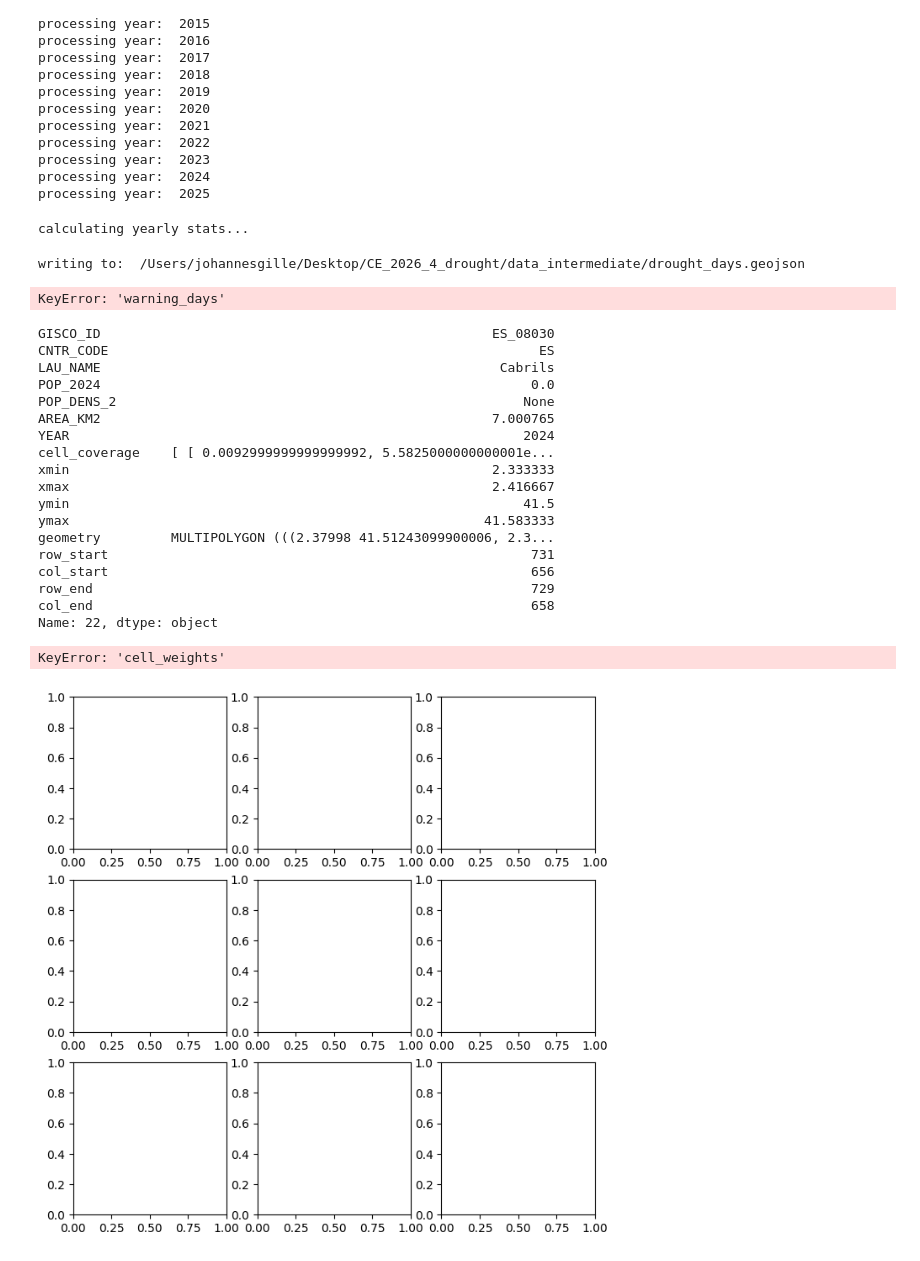
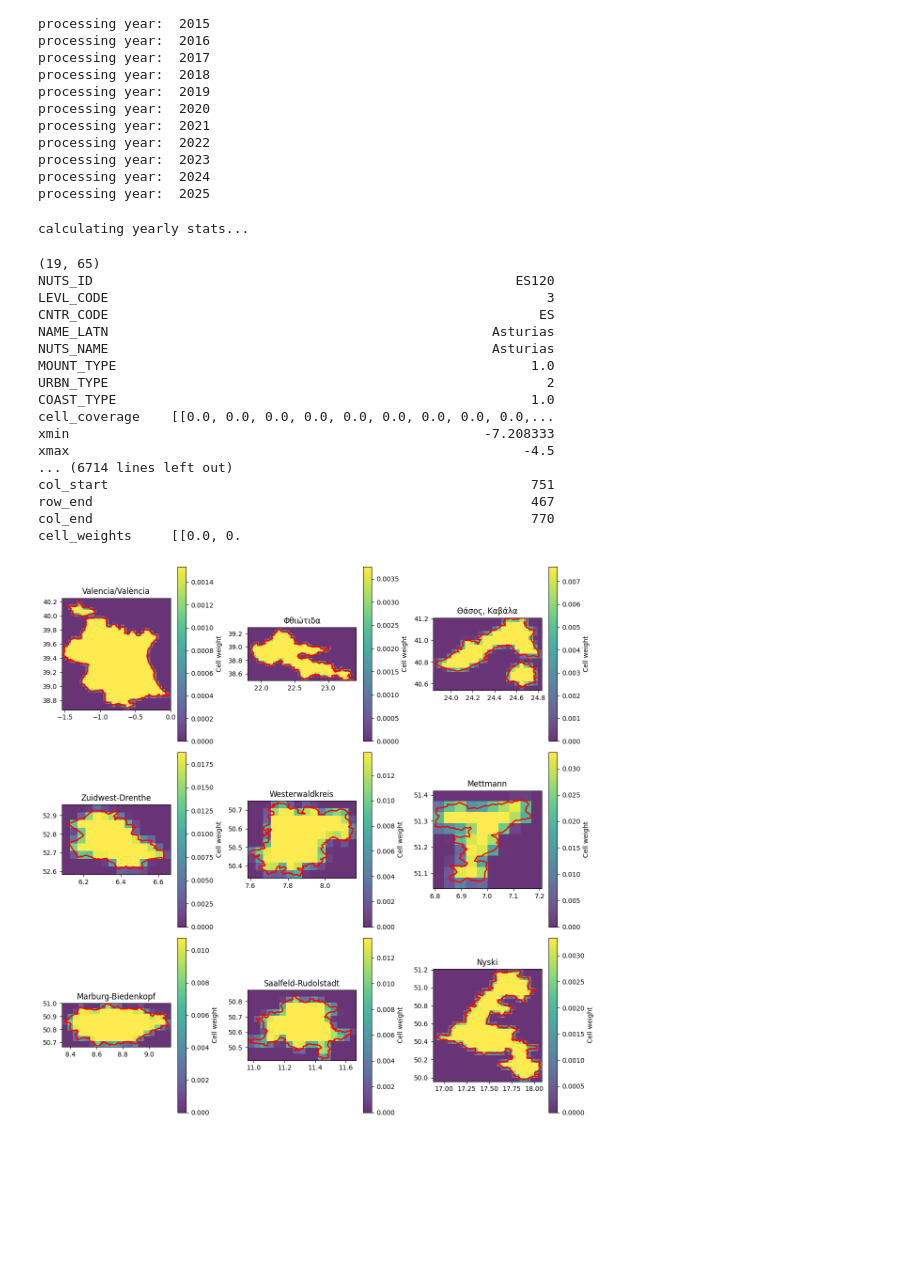
Before and after one commit to correctiv/CE_2026_4_drought, a Jupyter notebook: scripts/compute_drought_days_by_LAU.ipynb, the cells around one changed output. Cells and saved outputs as stored; diff of their text form; code cells hidden in the pictures; blank space fills up the shorter version.

```diff
--- a/scripts/compute_drought_days_by_LAU.ipynb
+++ b/scripts/compute_drought_days_by_LAU.ipynb
@@ -16,4 +16,13 @@ cdi_files = sorted(glob.glob(os.path.join(utils.raw_data_dir, "combined_drought_
 
 drought_data_dir = os.path.join(utils.raw_data_dir, "combined_drought_indicator_2012-2025")
 cdi_folders = sorted(glob.glob(os.path.join(drought_data_dir, "*")))
+
+LAU_level = False
+
+if LAU_level:
+    coverage_files = glob.glob(os.path.join(utils.intermediate_data_dir, "lau_coverage", "*.geojson"))
+    out_file = "drought_days_lau.geojson"
+else:
+    coverage_files = glob.glob(os.path.join(utils.intermediate_data_dir, "nuts3_coverage", "*.geojson"))
+    out_file = "drought_days_nuts3.geojson"
 # %%
@@ -61,9 +68,6 @@ df["cell_weights"] = df["cell_coverage"].apply(calculate_cell_weights)
 # %% [output]
 cleaning file...
 # %%
-
-warning_days_per_year = {}
-alert_days_per_year = {}
 
 warning_days = np.zeros(((2026-2012), cdi_dims[0], cdi_dims[1]))
 alert_days = np.zeros(((2026-2012), cdi_dims[0], cdi_dims[1]))
@@ -135,7 +143,23 @@ print("writing to: ", out_path)
 df.to_file(out_path)
 # %% [output]
 calculating yearly stats...
-writing to:  /Users/johannesgille/Desktop/CE_2026_4_drought/data_intermediate/drought_days.geojson
+(19, 65)
+NUTS_ID                                                      ES120
+LEVL_CODE                                                        3
+CNTR_CODE                                                       ES
+NAME_LATN                                                 Asturias
+NUTS_NAME                                                 Asturias
+MOUNT_TYPE                                                     1.0
+URBN_TYPE                                                        2
+COAST_TYPE                                                     1.0
+cell_coverage    [[0.0, 0.0, 0.0, 0.0, 0.0, 0.0, 0.0, 0.0, 0.0,...
+xmin                                                     -7.208333
+xmax                                                          -4.5
+... (6714 lines left out)
+col_start                                                      751
+row_end                                                        467
+col_end                                                        770
+cell_weights     [[0.0, 0.
 # %%
 for value in ["warning", "alert", "drought"]:
 
@@ -147,68 +174,37 @@ out_data.to_file(os.path.join(utils.out_data_dir, "drought_days.geojson"))
-# %%
-for value in ["warning", "alert", "drought"]:
-
-    df[f"median_{value}_days"] = df[f"{value}_days"].apply(lambda x: np.median(x).round(2))
-# %% [output]
-KeyError: 'warning_days'
 # %%
 # --- Plot ---
-fig, axs = plt.subplots(3,3, figsize=(8, 8), squeeze=True)
+fig, axs = plt.subplots(3,3, figsize=(12, 12), squeeze=True)
 axs = axs.flatten()
 
 for i, ax in enumerate(axs):
-    temp = df.iloc[np.random.randint(1000) + (i*100)]
-    print(temp)
+    temp = df.iloc[np.random.randint(100) + (i*100)]
     col_start = temp["col_start"]
     col_end = temp["col_end"]
     row_start = temp["row_start"]
     row_end = temp["row_end"]
 
 
     cell_weights = temp["cell_weights"]
 
     tif_local = geotiff[row_start:row_end, col_start:col_end]
     # 1. Show raster using extent [x_min, x_max, y_min, y_max]
     im = ax.imshow(
         cell_weights,
         extent=[temp["xmin"], temp["xmax"], temp["ymin"], temp["ymax"]],
         cmap="viridis",
         alpha=0.8
     )
 
     gpd.GeoSeries(temp.geometry).plot(ax=ax, facecolor="none", edgecolor="red", linewidth=2)
 
 
-    # # Overlay pixel values
-    # for i in range(cell_weights.shape[0]):      # rows (y)
-    #     for j in range(cell_weights.shape[1]):  # cols (x)
-    #         ax.text(temp["ymin"] + j, temp["xmin"] +i, str(cell_weights[i, j].round(2)),
-    #                 ha='center', va='center',
-    #                 color='white', fontsize=12, fontweight='bold')
+    plt.colorbar(im, ax=ax, label="Cell weight")
+    if LAU_level:
 
-    plt.colorbar(im, ax=ax, label="Cell weight")
-
-    ax.set_title("LAU: " + temp["LAU_NAME"])
-
-# plt.tight_layout()
+        ax.set_tile(temp["LAU_NAME"])
+    else:
+        ax.set_title(temp["NUTS_NAME"])
+plt.tight_layout()
 plt.show()
 # %% [output]
-GISCO_ID                                                  ES_08030
-CNTR_CODE                                                       ES
-LAU_NAME                                                   Cabrils
-POP_2024                                                       0.0
-POP_DENS_2                                                    None
-AREA_KM2                                                  7.000765
-YEAR                                                          2024
-cell_coverage    [ [ 0.0092999999999999992, 5.5825000000000001e...
-xmin                                                      2.333333
-xmax                                                      2.416667
-ymin                                                          41.5
-ymax                                                     41.583333
-geometry         MULTIPOLYGON (((2.37998 41.51243099900006, 2.3...
-row_start                                                      731
-col_start                                                      656
-row_end                                                        729
-col_end                                                        658
-Name: 22, dtype: object
-KeyError: 'cell_weights'
-[figure, old version]
+[figure, new version]
```
Also changed, not shown: parts of 3 cells of this notebook, 8 other files.
